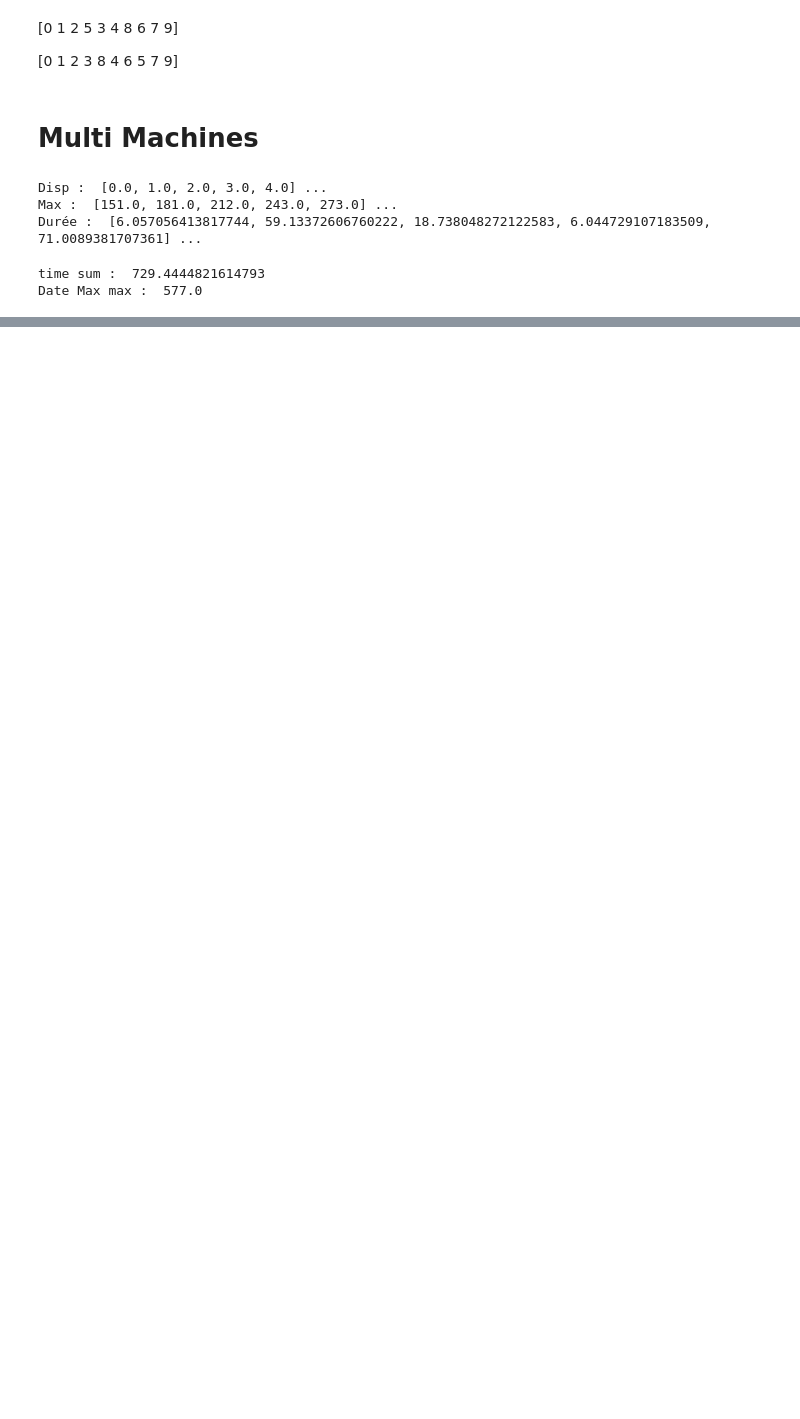
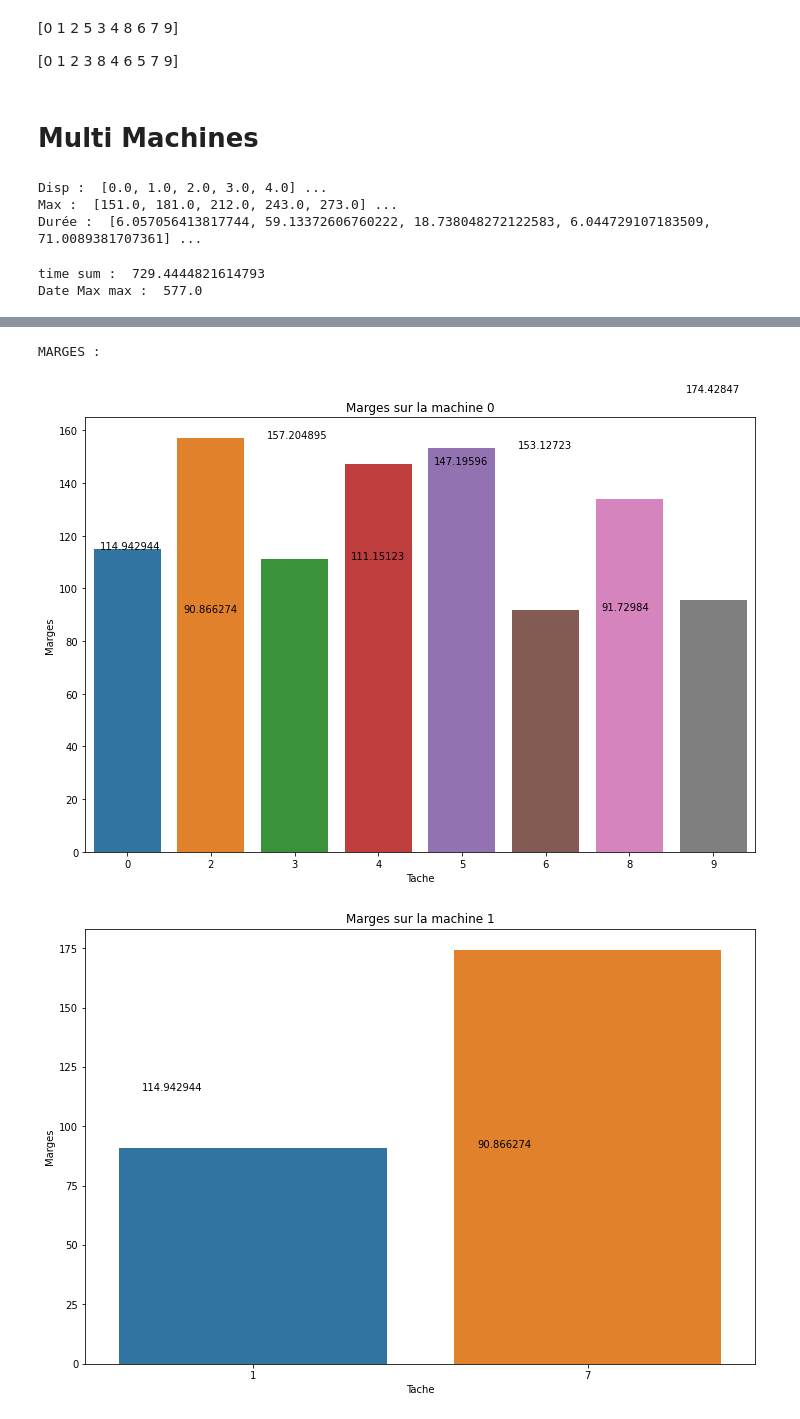
Before and after one commit to TinoMargely/BE-Orano-Scheduling, a Jupyter notebook: Notebook Test - Tino.ipynb, the cells around one changed output, grey strips where cells are left out. Cells and saved outputs as stored; diff of their text form; code cells hidden in the pictures; blank space fills up the shorter version.

```diff
--- a/Notebook Test - Tino.ipynb
+++ b/Notebook Test - Tino.ipynb
@@ -299 +282,6 @@ def solvePLNEMultiMachines(disp, dmax, duree,M,bigM,mu,a):
+# %%
+data = pd.read_excel("data/raw/Orano-données-Double.xlsx", sheet_name="Optim", header=5, usecols=[3,4,5,6,7], nrows=47)
+n = 10
+disp, dmax, duree = dataframe_to_list(data, min_date)
+disp, dmax, duree = disp[:n], dmax[:n], duree[:n]
 # %%
@@ -324,0 +373,13 @@ x_(12,_9,_1) 0.0
+# %%
+def showMarge(machine,livVal,dmax,M):
+    print("MARGES : ")
+    marges=np.array(dmax)-np.array(livVal)
+    marges2=[[] for m in range(M)]
+    for m in range(M):
+        fig, ax = plt.subplots(figsize=(12, 8))
+        for i in machine[m]:
+            marges2[m].append(marges[i])
+        sns.barplot(machine[m],marges2[m])
+        plt.title("Marges sur la machine {}".format(m))
+        plt.xlabel("Tache")
+        plt.ylabel("Marges")
@@ -324,0 +407,6 @@ x_(12,_9,_1) 0.0
+# %%
+showMarge(machine,livVal,dmax,2)
+# %% [output]
+MARGES :
+[figure, added]
+[figure, added]
```
Also changed, not shown: parts of 12 cells of this notebook, 1 other file.
